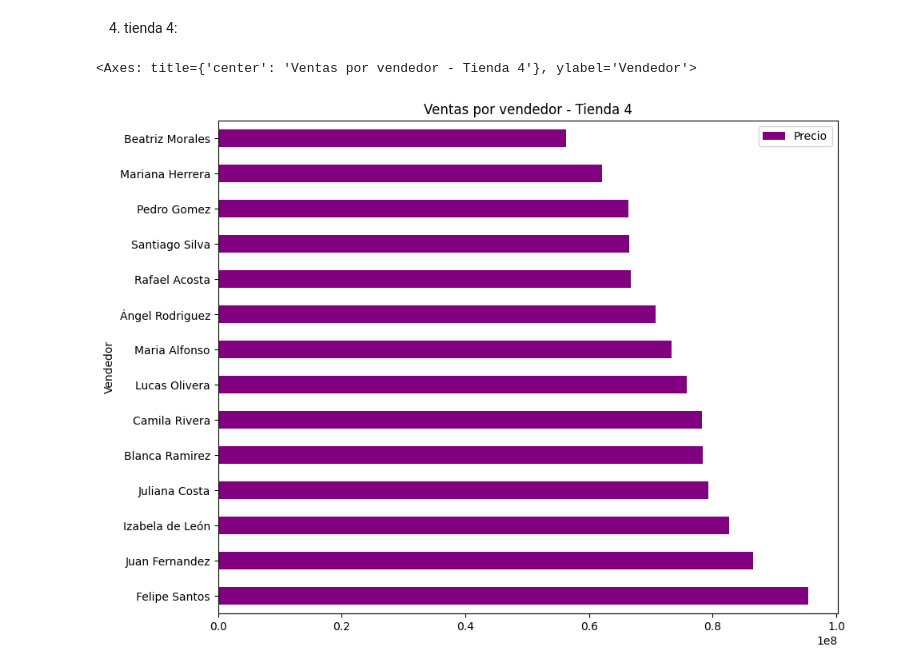
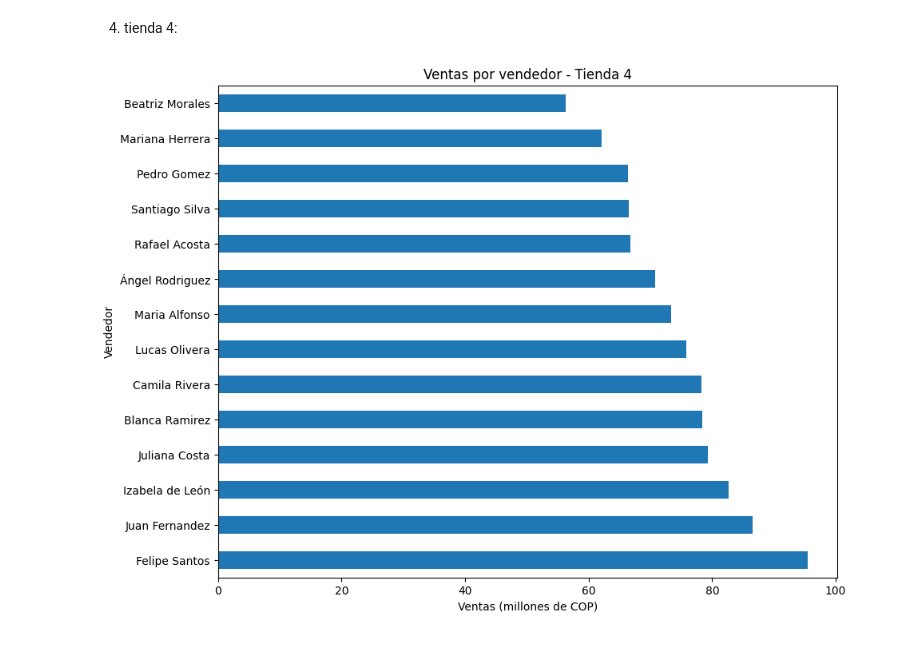
Before and after one commit to RientArlCroud/challenge2-an-lisis-de-datos, a Jupyter notebook: AluraStoreLatam.ipynb, the cells around one changed output. Cells and saved outputs as stored; diff of their text form; code cells hidden in the pictures.

```diff
--- a/AluraStoreLatam.ipynb
+++ b/AluraStoreLatam.ipynb
@@ -620,14 +620,19 @@ ventas_vendedor3.plot(
 # %% [markdown]
 4. tienda 4:
 # %%
+import matplotlib.pyplot as plt
+
 tienda4 = pd.read_csv(url4)
 ventas_vendedor4 = tienda4.groupby('Vendedor')[['Precio']].sum().sort_values('Precio', ascending=False)
-ventas_vendedor4.plot(
-    kind="barh",
-    figsize=(10,8),
-    title="Ventas por vendedor - Tienda 4",
-    color="purple"
-)
+ventas_vendedor4['Precio_millones'] = ventas_vendedor4['Precio'] / 1_000_000
+top5 = ventas_vendedor4.sort_values(ascending=False).head(5)
+
+fig, ax = plt.subplots(figsize=(10,8))
+ventas_vendedor4['Precio_millones'].plot(kind='barh', ax=ax)
+
+ax.set_title("Ventas por vendedor - Tienda 4")
+ax.set_xlabel("Ventas (millones de COP)")
+ax.set_ylabel("Vendedor")
+plt.show()
 # %% [output]
-<Axes: title={'center': 'Ventas por vendedor - Tienda 4'}, ylabel='Vendedor'>
-[figure, old version]
+[figure, new version]
```
